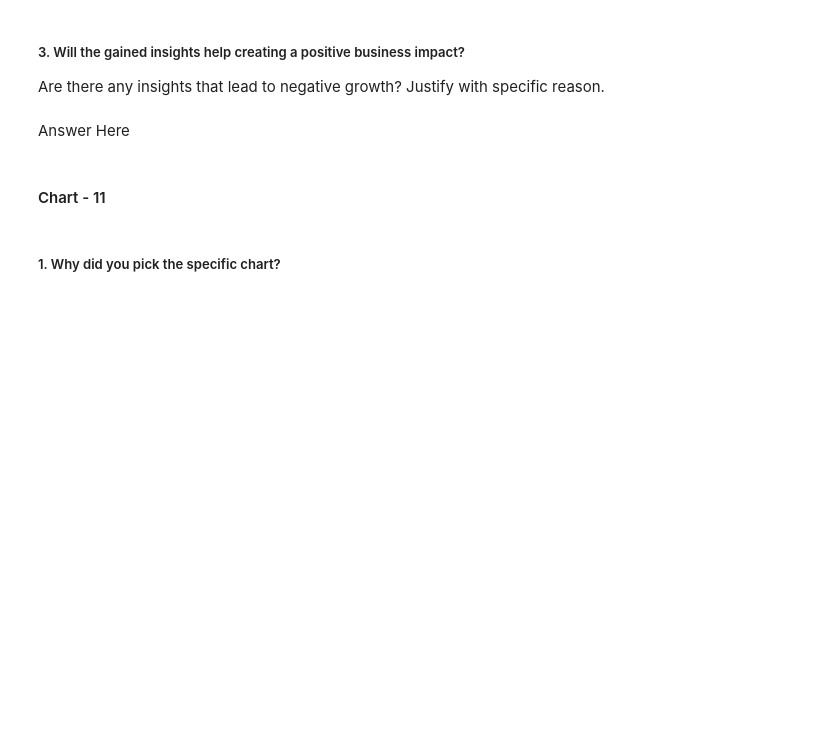
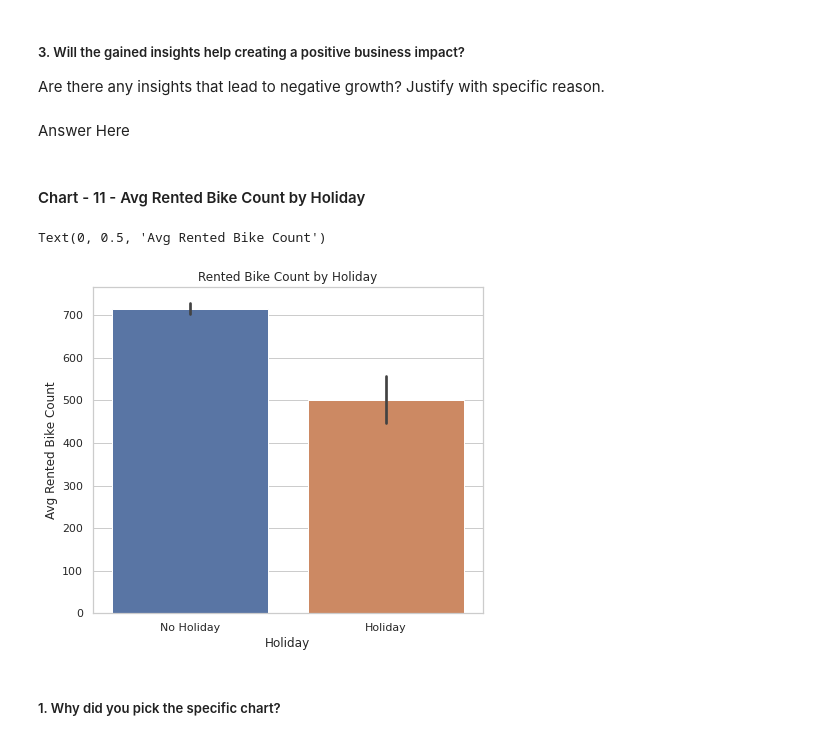
Before and after one commit to ayush9304/BikeSharingDemandPrediction, a Jupyter notebook: Bike_Sharing_Demand_Prediction.ipynb, the cells around one changed output. Drawn from its saved outputs; the diff is of its cells as text; code cells hidden in the pictures; blank space fills up the shorter version.

```diff
--- a/Bike_Sharing_Demand_Prediction.ipynb
+++ b/Bike_Sharing_Demand_Prediction.ipynb
@@ -655,4 +626,4 @@ Are there any insights that lead to negative growth? Justify with specific reaso
 # %% [markdown]
 Answer Here
 # %% [markdown]
-#### Chart - 11
+#### Chart - 11 - Avg Rented Bike Count by Holiday
@@ -661,3 +630,11 @@ Answer Here
+# %%
+plt.figure(figsize=(7,6))
+sns.barplot(y='Rented Bike Count', x='Holiday', data=df)
+plt.title("Rented Bike Count by Holiday")
+plt.ylabel("Avg Rented Bike Count")
+# %% [output]
+Text(0, 0.5, 'Avg Rented Bike Count')
+[figure, added]
 # %% [markdown]
 ##### 1. Why did you pick the specific chart?
 # %% [markdown]
```
Also changed, not shown: parts of 42 cells of this notebook.
